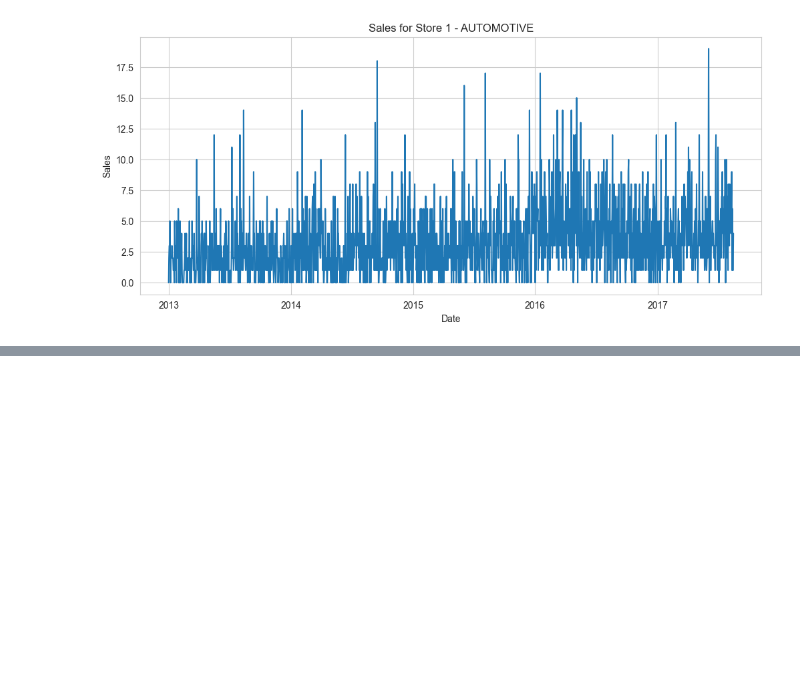
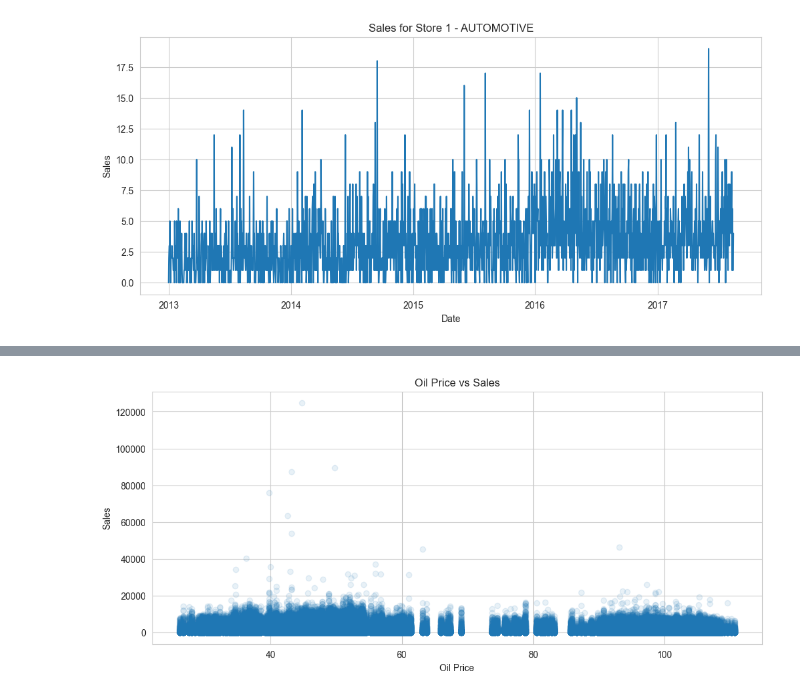
Before and after one commit to abdulrab787/store-sales-forecasting, a Jupyter notebook: notebooks/01_eda.ipynb, the cells around one changed output, grey strips where cells are left out. Cells and saved outputs as stored; diff of their text form; code cells hidden in the pictures; blank space fills up the shorter version.

```diff
--- a/notebooks/01_eda.ipynb
+++ b/notebooks/01_eda.ipynb
@@ -127,0 +225,13 @@ test.to_csv("../data/processed/test_eda.csv", index=False)
+# %%
+#Impact of Oil Prices on Sales
+
+train_oil = train.merge(oil, on="date", how="left")
+
+plt.figure(figsize=(12,5))
+plt.scatter(train_oil["dcoilwtico"], train_oil["sales"], alpha=0.1)
+plt.xlabel("Oil Price")
+plt.ylabel("Sales")
+plt.title("Oil Price vs Sales")
+plt.show()
+# %% [output]
+[figure, added]
```
Also changed, not shown: parts of 12 cells of this notebook.
